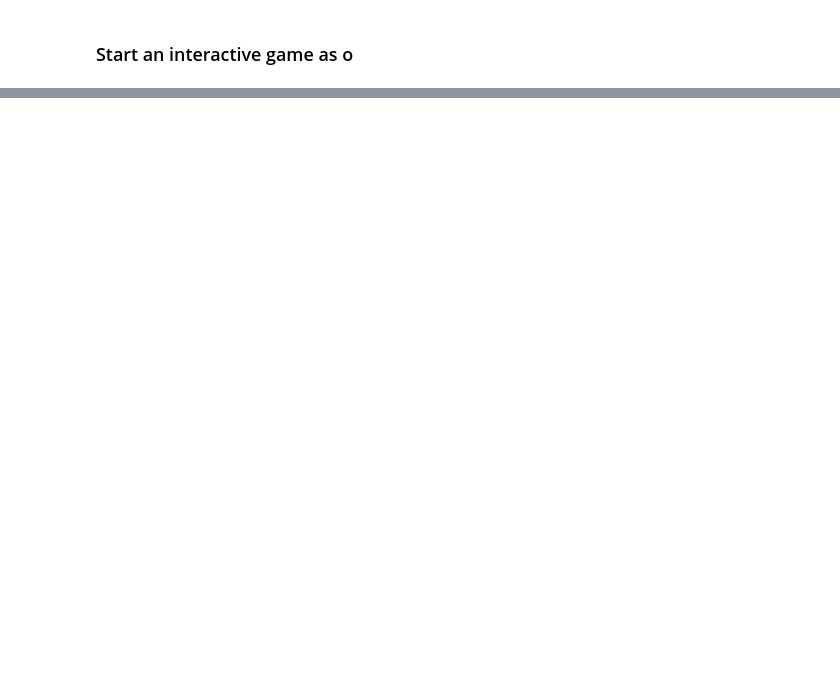
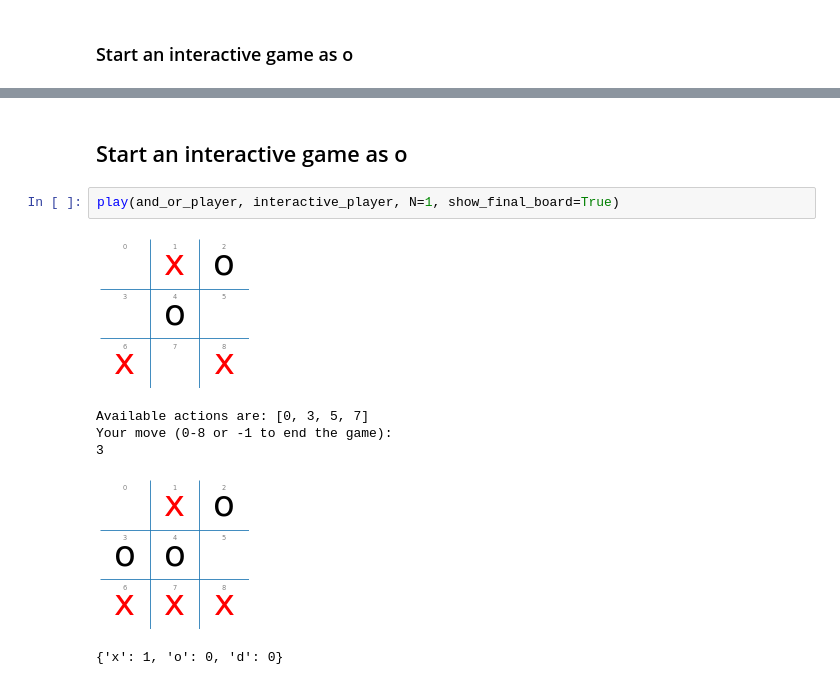
Before and after one commit to TranDatTB04/TTNTNC-Nhom11, a Jupyter notebook: lab05 - game/tictactoe_interactive.ipynb, the cells around one changed output, grey strips where cells are left out. Drawn from its saved outputs; the diff is of its cells as text; blank space fills up the shorter version.

```diff
--- a/lab05 - game/tictactoe_interactive.ipynb
+++ b/lab05 - game/tictactoe_interactive.ipynb
@@ -71,0 +156,11 @@ Available actions are: [0, 2, 3, 8]
+# %% [markdown]
+## Start an interactive game as o
+# %%
+play(and_or_player, interactive_player, N=1, show_final_board=True)
+# %% [output]
+[figure, added]
+Available actions are: [0, 3, 5, 7]
+Your move (0-8 or -1 to end the game):
+3
+[figure, added]
+{'x': 1, 'o': 0, 'd': 0}
```
Also changed, not shown: parts of 7 cells of this notebook, 3 other files.
